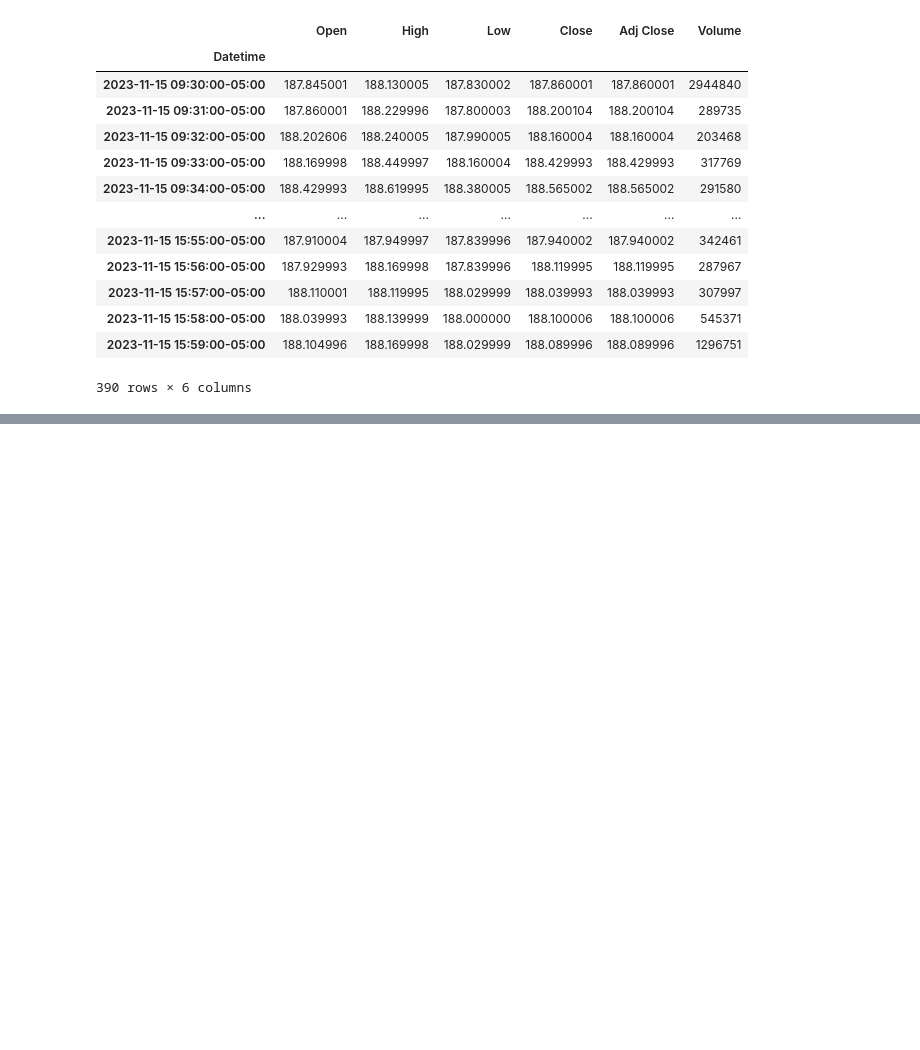
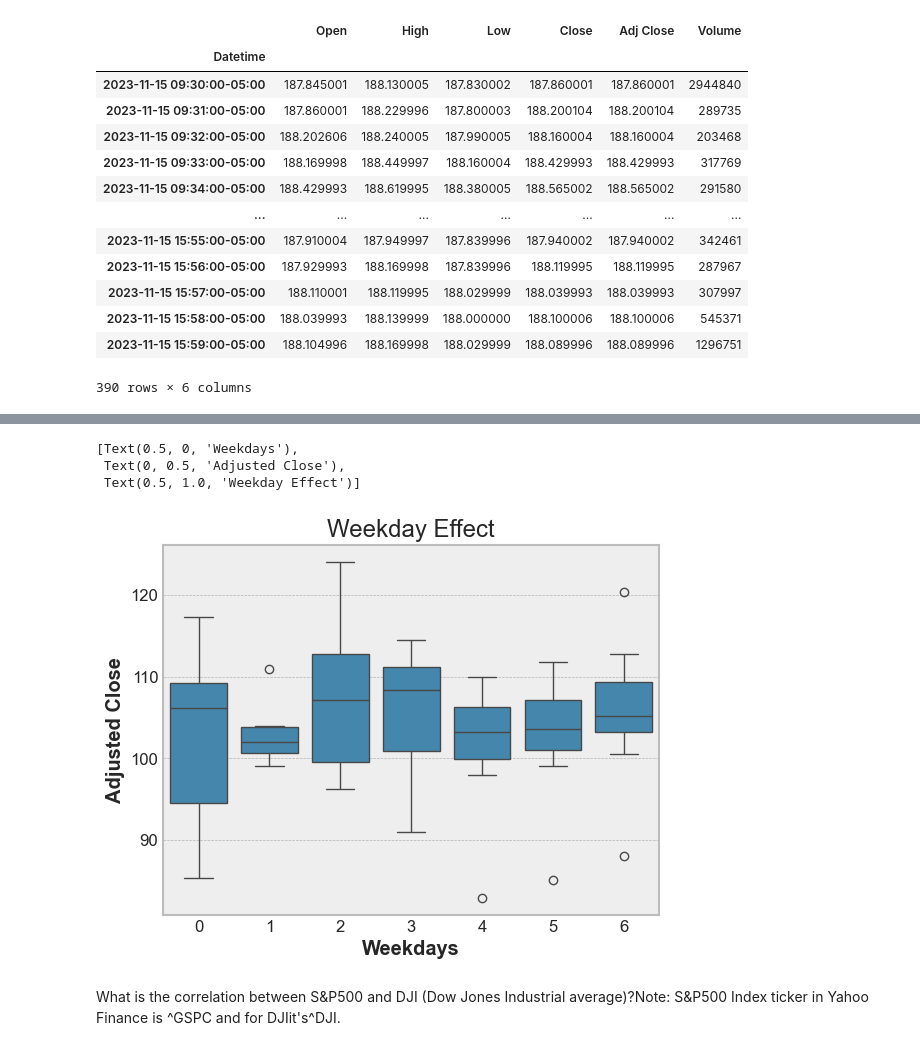
Before and after one commit to leoouyang781/Test-Repository, a Jupyter notebook: Python-For-Finance-2nd-Edition/Chapter 4.ipynb, the cells around one changed output, grey strips where cells are left out. Drawn from its saved outputs; the diff is of its cells as text; code cells hidden in the pictures; blank space fills up the shorter version.

```diff
--- a/Python-For-Finance-2nd-Edition/Chapter 4.ipynb
+++ b/Python-For-Finance-2nd-Edition/Chapter 4.ipynb
@@ -716,0 +796,9 @@ x
+# %%
+begdate = datetime.date( 2016, 1, 1)
+enddate = datetime.date( 2020, 12, 31)
+
+IBM = yf.download('IBM', start = begdate, end = enddate, interval = '1mo')
+DELL = yf.download('DELL', start = begdate, end = enddate, interval = '1mo')
+
+returnsIBM = IBM['Adj Close'].pct_change()
+returnsDELL = DELL['Adj Close'].pct_change()
@@ -716,0 +828,12 @@ x
+# %%
+# We will use the IBM data from above
+import statsmodels.api as sm
+from statsmodels.formula.api import ols
+
+# Create a dummy variable for weekday
+IBM['date'] = pd.to_datetime(IBM.index)
+IBM['weekday'] = IBM['date'].dt.weekday
+IBM.rename(columns={'Adj Close': 'Adj_Close'}, inplace = True)
+IBM['returns'] = IBM.Adj_Close.pct_change()
+
+IBM.head()
@@ -716,0 +876,14 @@ x
+# %%
+# seaborn provides more functionality for grouped boxplots
+import seaborn as sns
+
+sns.boxplot(data = IBM, x = 'weekday', y = 'Adj_Close').set(xlabel = "Weekdays",ylabel = "Adjusted Close", title = "Weekday Effect")
+# %% [output]
+[Text(0.5, 0, 'Weekdays'),
+ Text(0, 0.5, 'Adjusted Close'),
+ Text(0.5, 1.0, 'Weekday Effect')]
+[figure, added]
+# %% [markdown]
+What is the correlation between S&P500 and DJI (Dow Jones Industrial
+average)?Note: S&P500 Index ticker in Yahoo Finance is ^GSPC and for
+DJIit's^DJI.
```
Also changed, not shown: parts of 22 cells of this notebook.
